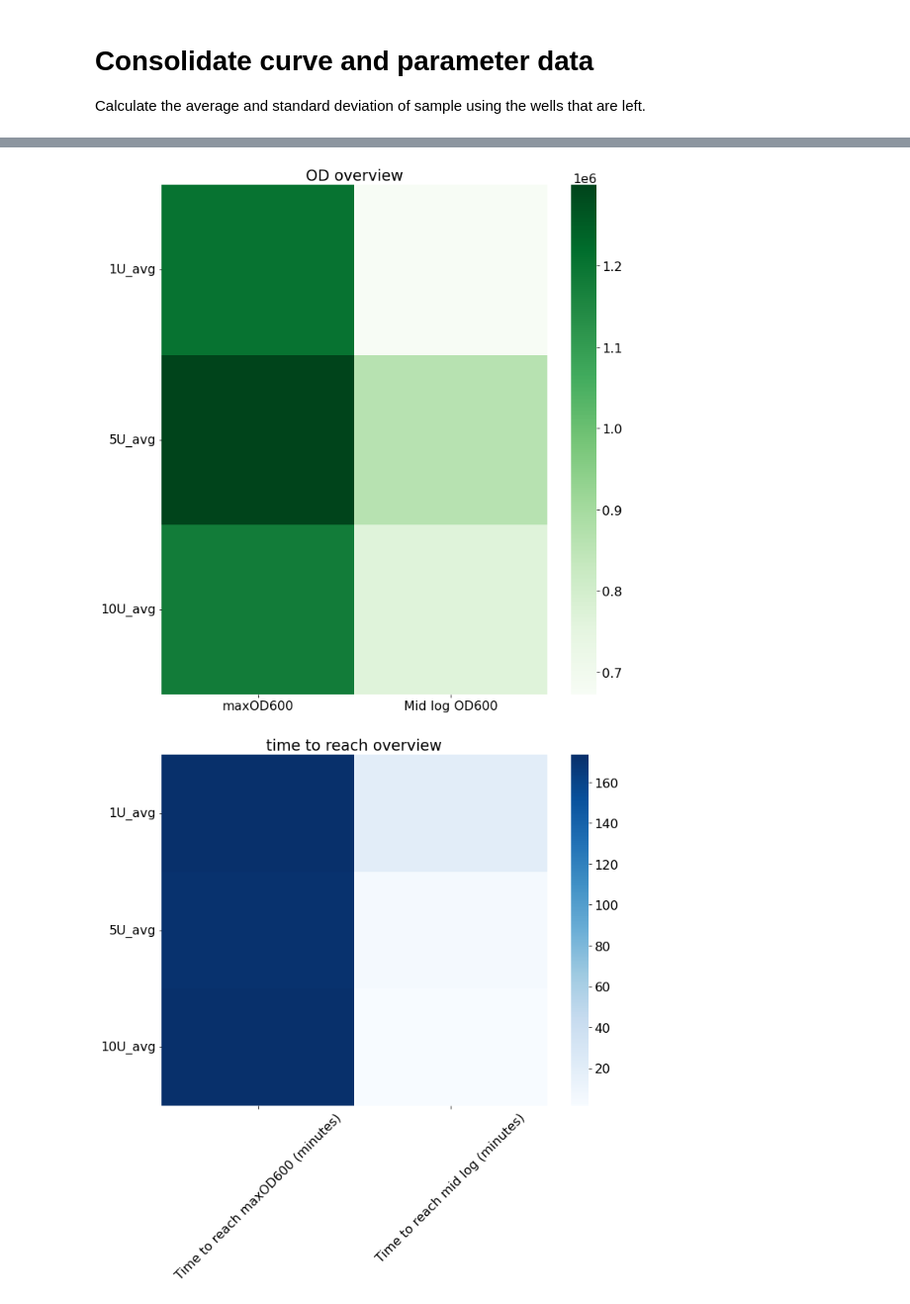
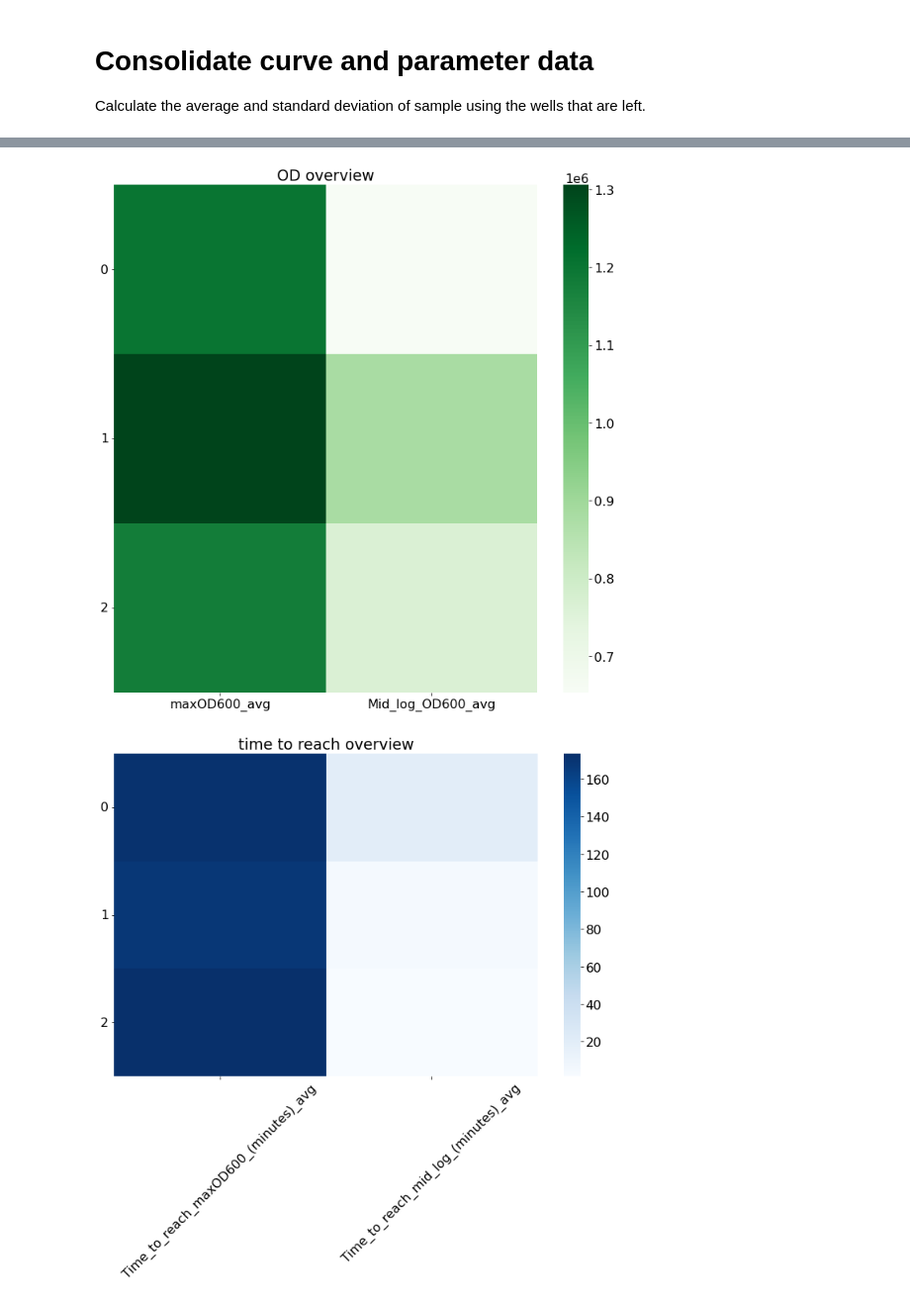
Before and after one commit to cultivarium/Growth_analysis, a Jupyter notebook: growth_curves.ipynb, the cells around one changed output, grey strips where cells are left out. Shown at 99% size. Saved outputs shown, nothing was run; the diff lists cells and outputs as text; code cells hidden in the pictures.

```diff
--- a/growth_curves.ipynb
+++ b/growth_curves.ipynb
@@ -899,24 +790,24 @@ Next step would be to create heatmap views of the growth rate and od - we have o
 # %%
 # max od heatmap
-plotdf=just_values[['maxOD600','Mid log OD600']]
+plotdf=npdf[['maxOD600_avg','Mid_log_OD600_avg']]
 plt.figure(figsize=(10,10))
 ax=sns.heatmap(plotdf, cmap='Greens')
 ax.tick_params(axis='y', rotation=0)
 plt.title('OD overview')
 plt.tight_layout()
 plt.savefig(graphicspath+'/od_heatmap'+filename+'.svg')
 plt.show()
 
 # time to reach
-plotdf=just_values[['Time to reach maxOD600 (minutes)','Time to reach mid log (minutes)']]
+plotdf=npdf[['Time_to_reach_maxOD600_(minutes)_avg','Time_to_reach_mid_log_(minutes)_avg']]
 plt.figure(figsize=(10,10))
 ax=sns.heatmap(plotdf, cmap='Blues')
 ax.tick_params(axis='y', rotation=0)
 ax.tick_params(axis='x',rotation=45)
 plt.title('time to reach overview')
 plt.tight_layout()
 plt.savefig(graphicspath+'ttr_heatmap'+filename+'.svg')
 plt.show()
 # %% [output]
-[figure, old version]
+[figure, new version]
-[figure, old version]
+[figure, new version]
```
Also changed, not shown: parts of 12 cells of this notebook, 11 other files.
